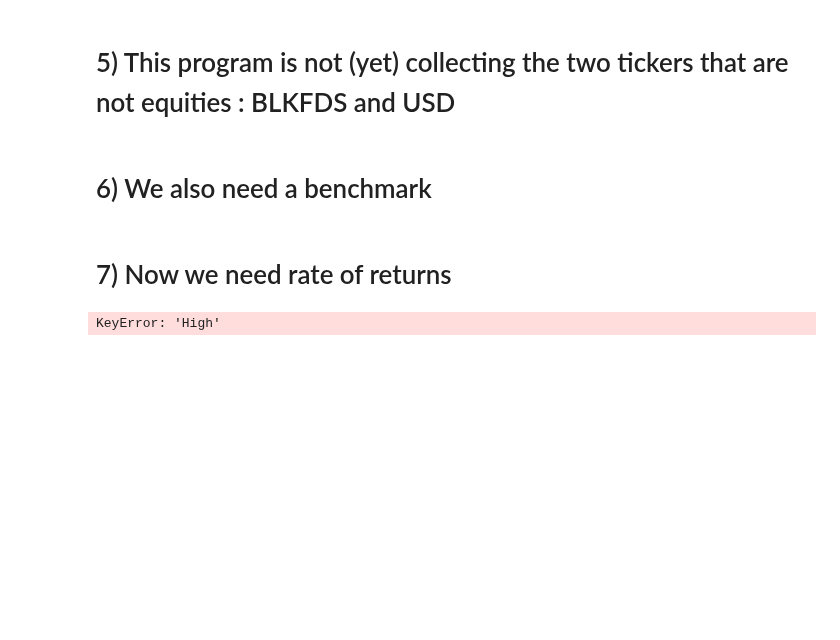
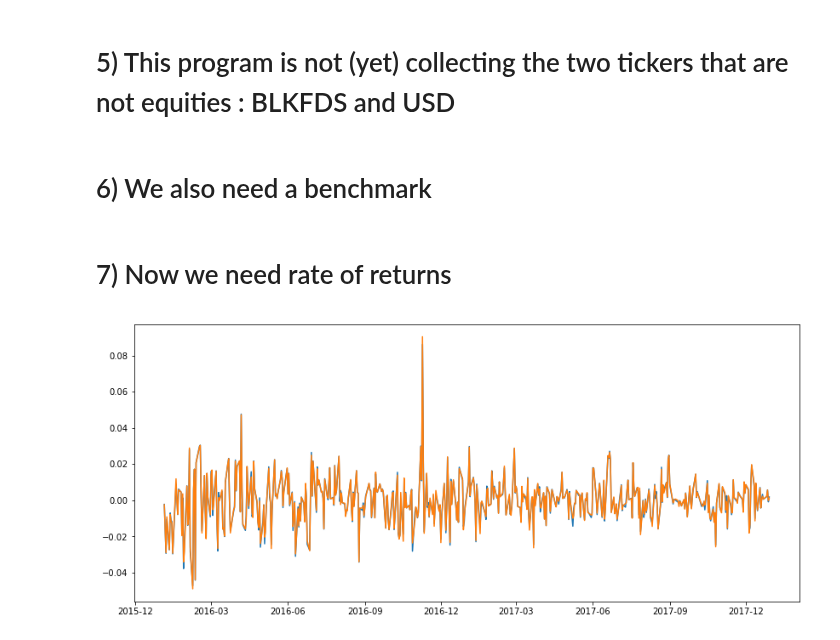
Before and after one commit to DLColumbia/DeepLearning_for_finance, a Jupyter notebook: Quandl Basics.ipynb, the cells around one changed output. Saved outputs shown, nothing was run; the diff lists cells and outputs as text; code cells hidden in the pictures; blank space fills up the shorter version.

```diff
--- a/Quandl Basics.ipynb
+++ b/Quandl Basics.ipynb
@@ -185,9 +185,9 @@ df_ror_2 = benchmark2['High'].pct_change()
 # %%
 # Both benchmarks should have similar rate of returns, though they have different prices
 plt.plot(df_ror_1)
 plt.hold
-plt.plot(df_ror_2['High'])
+plt.plot(df_ror_2)
 plt.show;
 # %% [output]
-KeyError: 'High'
+[figure, added]
 # %%
```
Also changed, not shown: parts of 2 cells of this notebook.
